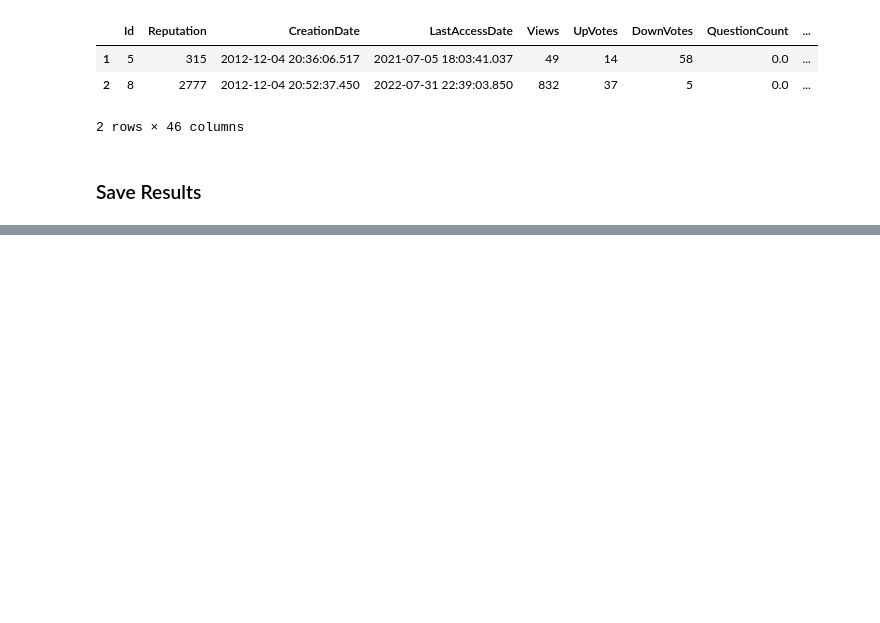
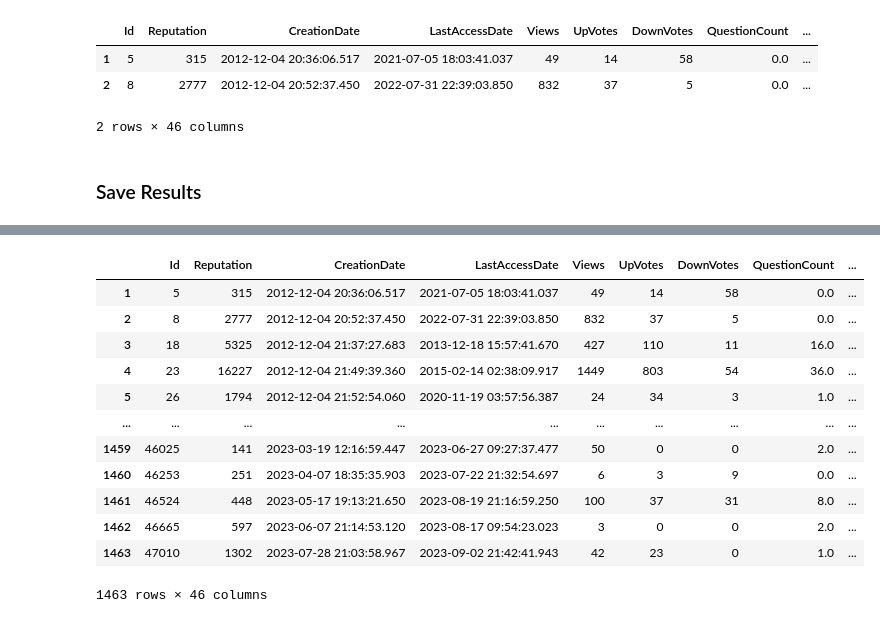
Before and after one commit to pierrehogenhaug/stackexchange_politics, a Jupyter notebook: sentiment.ipynb, the cells around one changed output, grey strips where cells are left out. Saved outputs shown, nothing was run; the diff lists cells and outputs as text; code cells hidden in the pictures; blank space fills up the shorter version.

```diff
--- a/sentiment.ipynb
+++ b/sentiment.ipynb
@@ -439,0 +436,16 @@ users_with_all_attributes.head()
+# %%
+users_with_all_attributes
+# %% [output]
+|  | Id | Reputation | CreationDate | LastAccessDate | Views | UpVotes | DownVotes | QuestionCount | ... |
+| 1 | 5 | 315 | 2012-12-04 20:36:06.517 | 2021-07-05 18:03:41.037 | 49 | 14 | 58 | 0.0 | ... |
+| 2 | 8 | 2777 | 2012-12-04 20:52:37.450 | 2022-07-31 22:39:03.850 | 832 | 37 | 5 | 0.0 | ... |
+| 3 | 18 | 5325 | 2012-12-04 21:37:27.683 | 2013-12-18 15:57:41.670 | 427 | 110 | 11 | 16.0 | ... |
+| 4 | 23 | 16227 | 2012-12-04 21:49:39.360 | 2015-02-14 02:38:09.917 | 1449 | 803 | 54 | 36.0 | ... |
+| 5 | 26 | 1794 | 2012-12-04 21:52:54.060 | 2020-11-19 03:57:56.387 | 24 | 34 | 3 | 1.0 | ... |
+| ... | ... | ... | ... | ... | ... | ... | ... | ... | ... |
+| 1459 | 46025 | 141 | 2023-03-19 12:16:59.447 | 2023-06-27 09:27:37.477 | 50 | 0 | 0 | 2.0 | ... |
+| 1460 | 46253 | 251 | 2023-04-07 18:35:35.903 | 2023-07-22 21:32:54.697 | 6 | 3 | 9 | 0.0 | ... |
+| 1461 | 46524 | 448 | 2023-05-17 19:13:21.650 | 2023-08-19 21:16:59.250 | 100 | 37 | 31 | 8.0 | ... |
+| 1462 | 46665 | 597 | 2023-06-07 21:14:53.120 | 2023-08-17 09:54:23.023 | 3 | 0 | 0 | 2.0 | ... |
+| 1463 | 47010 | 1302 | 2023-07-28 21:03:58.967 | 2023-09-02 21:42:41.943 | 42 | 23 | 0 | 1.0 | ... |
+1463 rows × 46 columns
```
Also changed, not shown: parts of 1 cell of this notebook.
